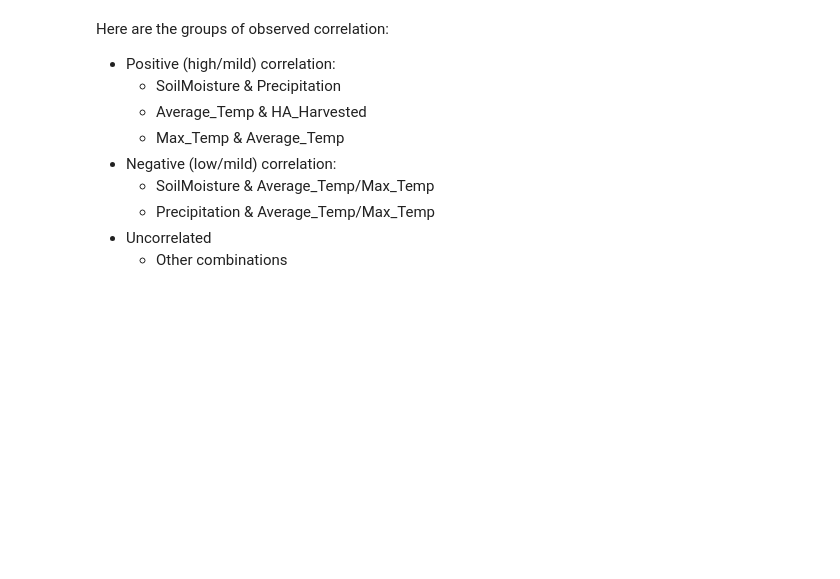
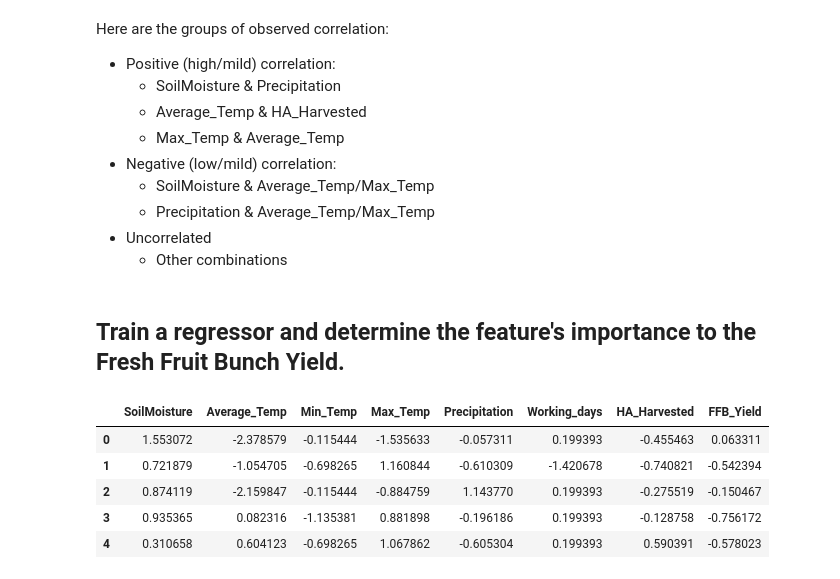
Before and after one commit to yusufraji/analytics-evaluation, a Jupyter notebook: q2.ipynb, the cells around one changed output. Drawn from its saved outputs; the diff is of its cells as text; code cells hidden in the pictures; blank space fills up the shorter version.

```diff
--- a/q2.ipynb
+++ b/q2.ipynb
@@ -87,3 +89,22 @@ Here are the groups of observed correlation:
   * Precipitation & Average_Temp/Max_Temp
 * Uncorrelated
   * Other combinations
+# %% [markdown]
+## Train a regressor and determine the feature's importance to the Fresh Fruit Bunch Yield.
+# %%
+monthly_df = df.copy()
+monthly_df["Date"] = pd.date_range(start='2008-01', end='2018-11', freq="M")
+monthly_df = monthly_df.set_index("Date")
+# %%
+scaler = StandardScaler()
+scaled_data = scaler.fit_transform(monthly_df)
+# %%
+scaled_df = pd.DataFrame(scaled_data, columns=monthly_df.columns)
+scaled_df.head()
+# %% [output]
+|  | SoilMoisture | Average_Temp | Min_Temp | Max_Temp | Precipitation | Working_days | HA_Harvested | FFB_Yield |
+| 0 | 1.553072 | -2.378579 | -0.115444 | -1.535633 | -0.057311 | 0.199393 | -0.455463 | 0.063311 |
+| 1 | 0.721879 | -1.054705 | -0.698265 | 1.160844 | -0.610309 | -1.420678 | -0.740821 | -0.542394 |
+| 2 | 0.874119 | -2.159847 | -0.115444 | -0.884759 | 1.143770 | 0.199393 | -0.275519 | -0.150467 |
+| 3 | 0.935365 | 0.082316 | -1.135381 | 0.881898 | -0.196186 | 0.199393 | -0.128758 | -0.756172 |
+| 4 | 0.310658 | 0.604123 | -0.698265 | 1.067862 | -0.605304 | 0.199393 | 0.590391 | -0.578023 |
```
Also changed, not shown: parts of 5 cells of this notebook.
